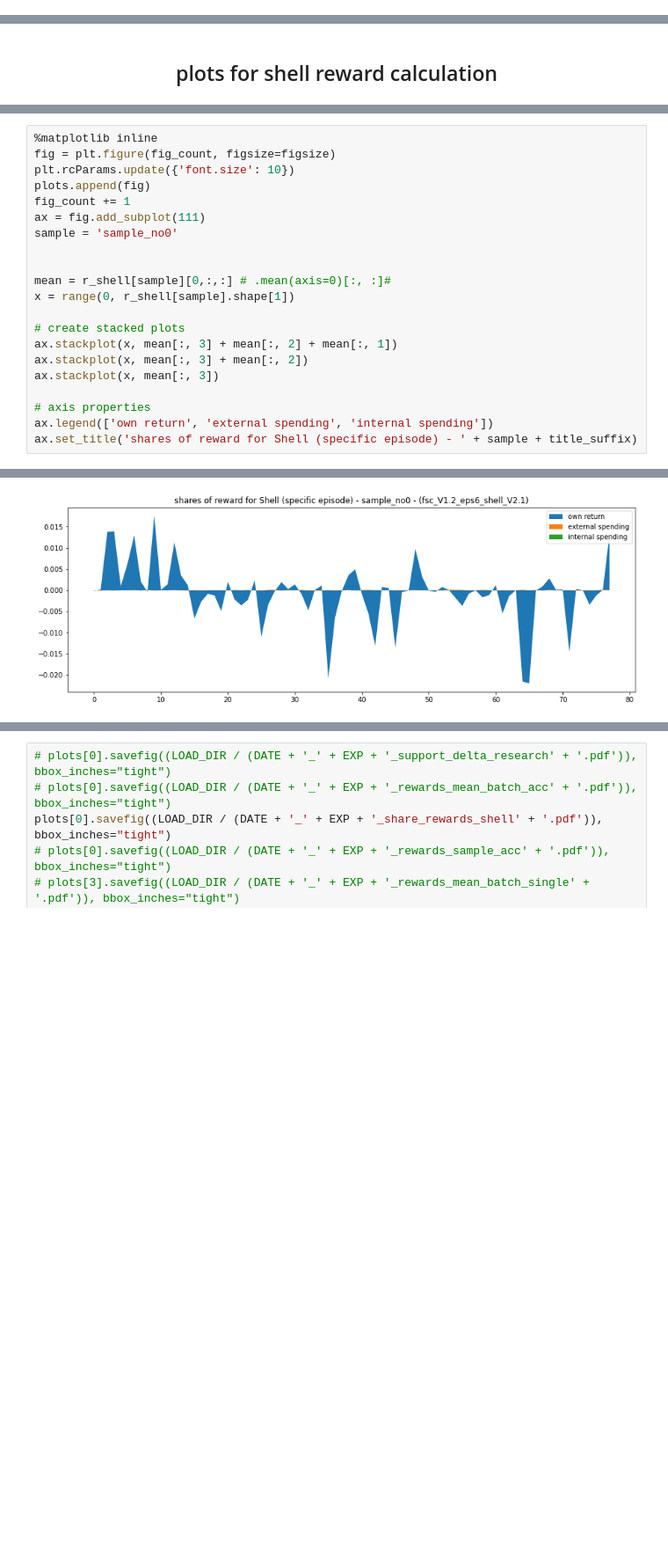
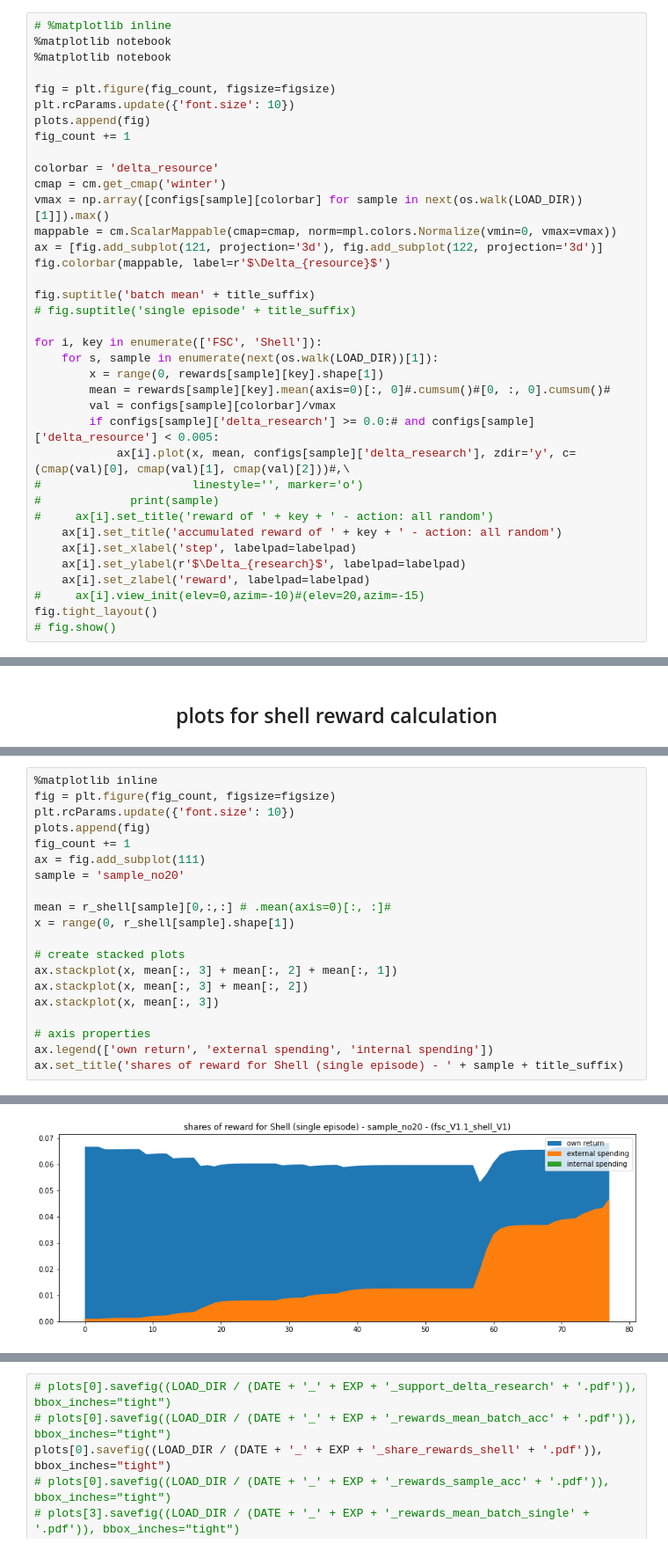
Before and after one commit to freddy-t/Masterthesis, a Jupyter notebook: market_model/evaluation_EnvAlt.ipynb, the cells around one changed output, grey strips where cells are left out. Shown at 88% size. Drawn from its saved outputs; the diff is of its cells as text; blank space fills up the shorter version.

Commit message:
1) andere Reward functions ausprobiert

```diff
--- a/market_model/evaluation_EnvAlt.ipynb
+++ b/market_model/evaluation_EnvAlt.ipynb
@@ -94,3 +97,40 @@ fig.show()
 <h2><center>plots for reward</center></h2>
 # %% [markdown]
 <h3>y: $\Delta_{research}$, colorbar: $\Delta_{resource}$</h3>
+# %%
+# %matplotlib inline
+%matplotlib notebook
+%matplotlib notebook
+
+fig = plt.figure(fig_count, figsize=figsize)
+plt.rcParams.update({'font.size': 10})
+plots.append(fig)
+fig_count += 1
+
+colorbar = 'delta_resource'
+cmap = cm.get_cmap('winter')
+vmax = np.array([configs[sample][colorbar] for sample in next(os.walk(LOAD_DIR))[1]]).max()
+mappable = cm.ScalarMappable(cmap=cmap, norm=mpl.colors.Normalize(vmin=0, vmax=vmax))
+ax = [fig.add_subplot(121, projection='3d'), fig.add_subplot(122, projection='3d')]
+fig.colorbar(mappable, label=r'$\Delta_{resource}$')
+
+fig.suptitle('batch mean' + title_suffix)
+# fig.suptitle('single episode' + title_suffix)
+
+for i, key in enumerate(['FSC', 'Shell']):
+    for s, sample in enumerate(next(os.walk(LOAD_DIR))[1]):
+        x = range(0, rewards[sample][key].shape[1])
+        mean = rewards[sample][key].mean(axis=0)[:, 0]#.cumsum()#[0, :, 0].cumsum()#
+        val = configs[sample][colorbar]/vmax
+        if configs[sample]['delta_research'] >= 0.0:# and configs[sample]['delta_resource'] < 0.005:
+            ax[i].plot(x, mean, configs[sample]['delta_research'], zdir='y', c=(cmap(val)[0], cmap(val)[1], cmap(val)[2]))#,\
+#                      linestyle='', marker='o')
+#             print(sample)
+#     ax[i].set_title('reward of ' + key + ' - action: all random')
+    ax[i].set_title('accumulated reward of ' + key + ' - action: all random')
+    ax[i].set_xlabel('step', labelpad=labelpad)
+    ax[i].set_ylabel(r'$\Delta_{research}$', labelpad=labelpad)
+    ax[i].set_zlabel('reward', labelpad=labelpad)
+#     ax[i].view_init(elev=0,azim=-10)#(elev=20,azim=-15)
+fig.tight_layout()
+# fig.show()
@@ -427,8 +479,7 @@ plt.rcParams.update({'font.size': 10})
 plots.append(fig)
 fig_count += 1
 ax = fig.add_subplot(111)
-sample = 'sample_no0'
-
+sample = 'sample_no20'
 
 mean = r_shell[sample][0,:,:] # .mean(axis=0)[:, :]#
 x = range(0, r_shell[sample].shape[1])
@@ -440,5 +491,5 @@ ax.stackplot(x, mean[:, 3])
 
 # axis properties
 ax.legend(['own return', 'external spending', 'internal spending'])
-ax.set_title('shares of reward for Shell (specific episode) - ' + sample + title_suffix)
+ax.set_title('shares of reward for Shell (single episode) - ' + sample + title_suffix)
 # %% [output]
@@ -446,3 +497,3 @@ Text(0.5, 1.0, 'shares of reward for Shell (specific episode) - sample_no0 - (fs
-[figure, old version]
+[figure, new version]
 # %%
 mean
```
Also changed, not shown: parts of 15 cells of this notebook, 2 other files.
